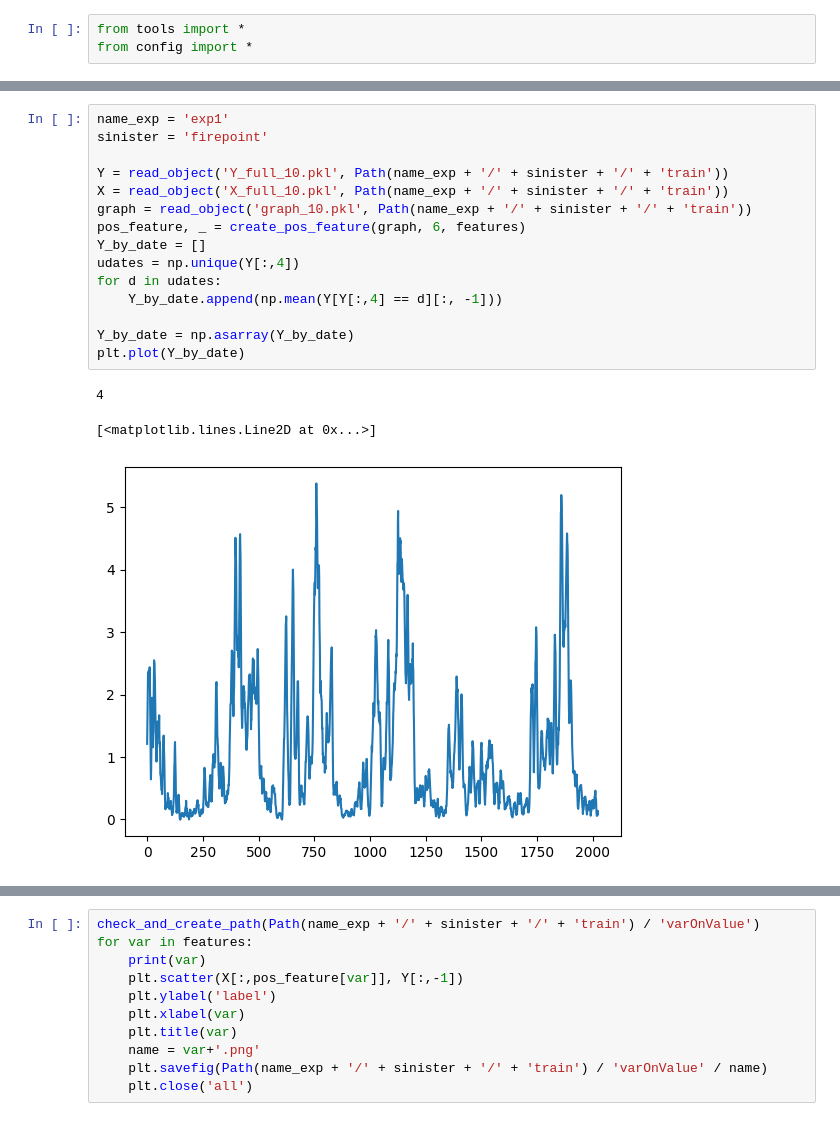
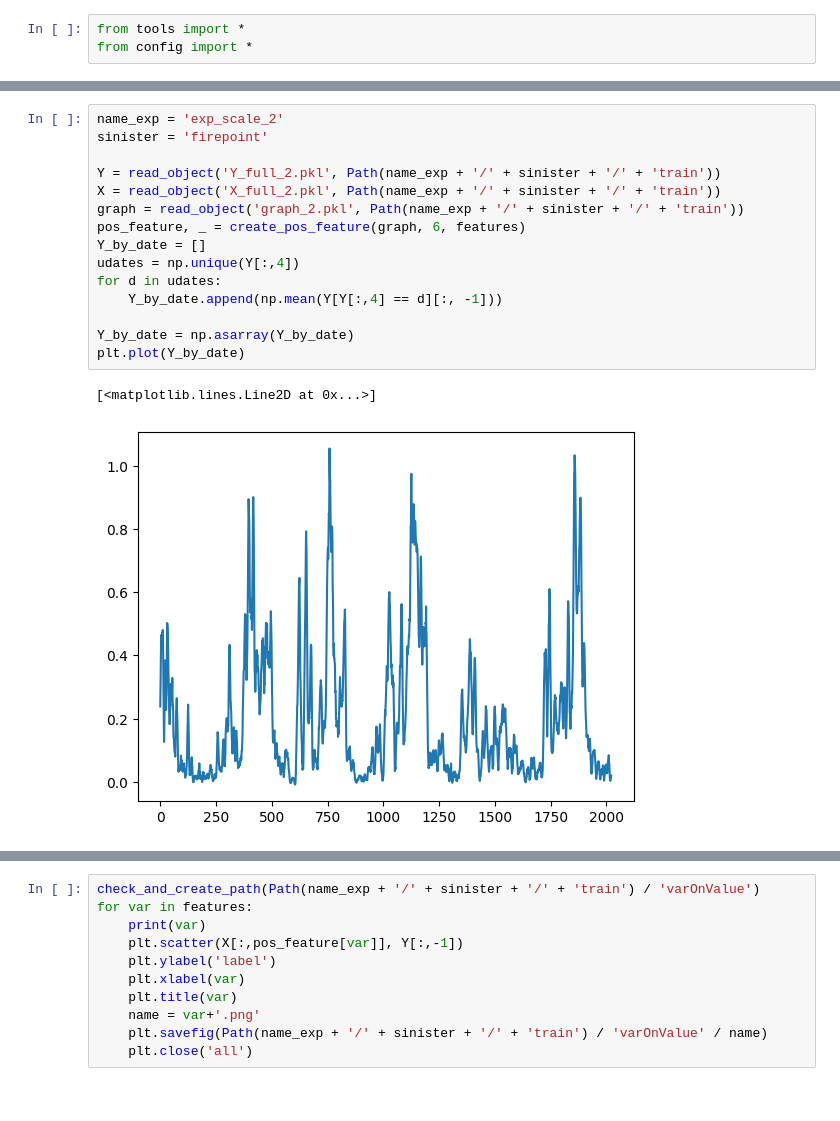
Before and after one commit to NicolasCaronPro/ST-GNN-for-wildifre-prediction, a Jupyter notebook: Prediction/GNN/check_Y.ipynb, the cells around one changed output, grey strips where cells are left out. Cells and saved outputs as stored; diff of their text form.

```diff
--- a/Prediction/GNN/check_Y.ipynb
+++ b/Prediction/GNN/check_Y.ipynb
@@ -4,19 +50,18 @@ from config import *
 # %%
-name_exp = 'exp1'
+name_exp = 'exp_scale_2'
 sinister = 'firepoint'
 
-Y = read_object('Y_full_10.pkl', Path(name_exp + '/' + sinister + '/' + 'train'))
-X = read_object('X_full_10.pkl', Path(name_exp + '/' + sinister + '/' + 'train'))
-graph = read_object('graph_10.pkl', Path(name_exp + '/' + sinister + '/' + 'train'))
+Y = read_object('Y_full_2.pkl', Path(name_exp + '/' + sinister + '/' + 'train'))
+X = read_object('X_full_2.pkl', Path(name_exp + '/' + sinister + '/' + 'train'))
+graph = read_object('graph_2.pkl', Path(name_exp + '/' + sinister + '/' + 'train'))
 pos_feature, _ = create_pos_feature(graph, 6, features)
 Y_by_date = []
 udates = np.unique(Y[:,4])
 for d in udates:
     Y_by_date.append(np.mean(Y[Y[:,4] == d][:, -1]))
 
 Y_by_date = np.asarray(Y_by_date)
 plt.plot(Y_by_date)
 # %% [output]
-4
+[<matplotlib.lines.Line2D at 0x...>]
-[<matplotlib.lines.Line2D at 0x...>]
-[figure, old version]
+[figure, new version]
```
Also changed, not shown: parts of 15 cells of this notebook, 24 other files.
